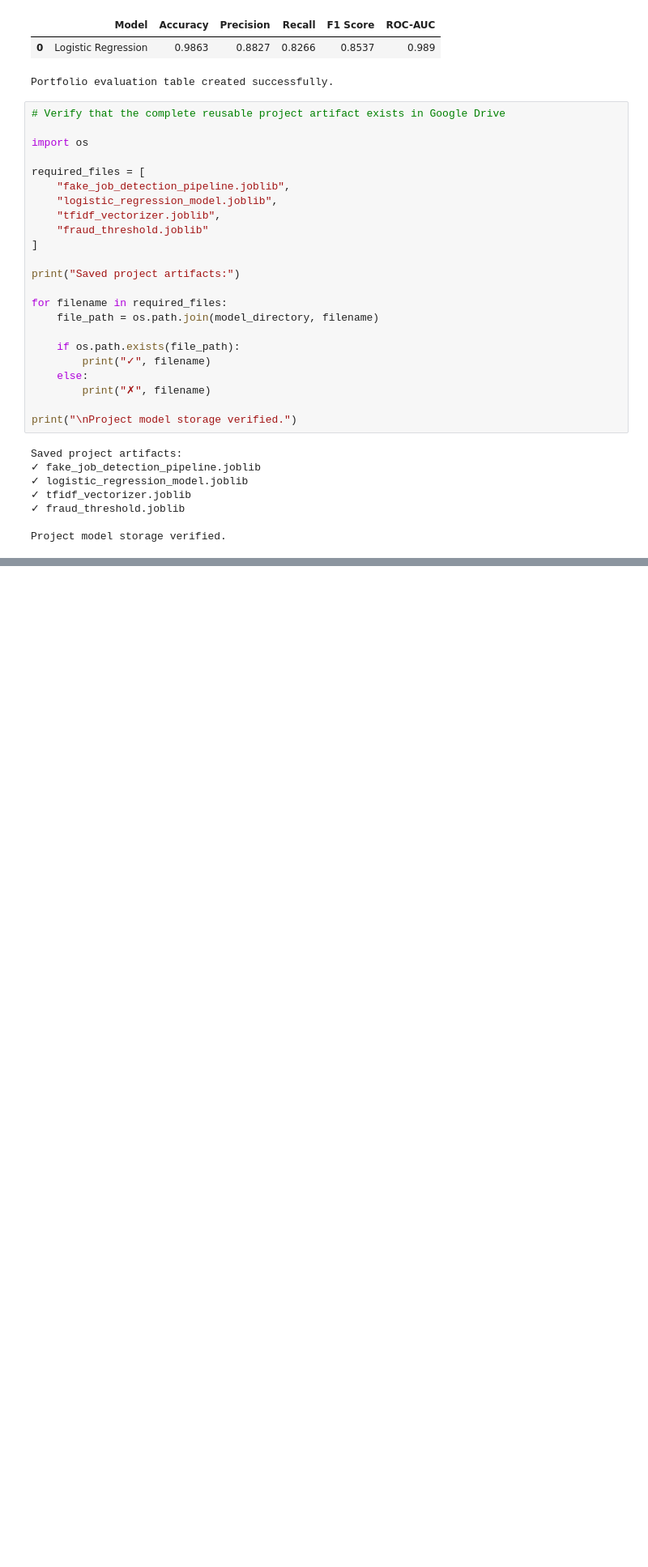
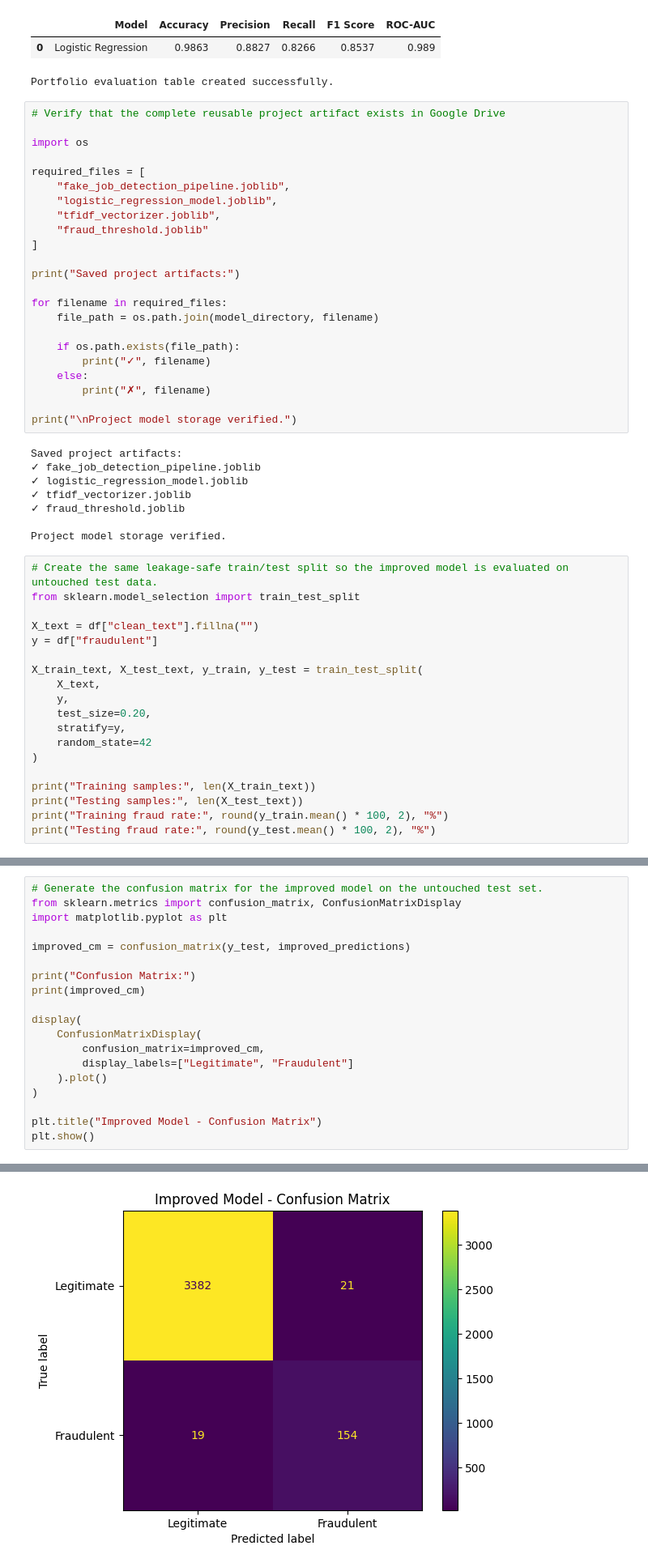
Before and after one commit to Harini-Sri-Vedha-Alvar/Fake-Job-Post-Prediction-ML-Project-, a Jupyter notebook: FAKE_JOB_POST_DETECTION.ipynb, the cells around one changed output, grey strips where cells are left out. Shown at 81% size. Drawn from its saved outputs; the diff is of its cells as text; blank space fills up the shorter version.

```diff
--- a/FAKE_JOB_POST_DETECTION.ipynb
+++ b/FAKE_JOB_POST_DETECTION.ipynb
@@ -1508,3 +1510,22 @@ Saved project artifacts:
 ✓ fraud_threshold.joblib
 
 Project model storage verified.
+# %%
+# Create the same leakage-safe train/test split so the improved model is evaluated on untouched test data.
+from sklearn.model_selection import train_test_split
+
+X_text = df["clean_text"].fillna("")
+y = df["fraudulent"]
+
+X_train_text, X_test_text, y_train, y_test = train_test_split(
+    X_text,
+    y,
+    test_size=0.20,
+    stratify=y,
+    random_state=42
+)
+
+print("Training samples:", len(X_train_text))
+print("Testing samples:", len(X_test_text))
+print("Training fraud rate:", round(y_train.mean() * 100, 2), "%")
+print("Testing fraud rate:", round(y_test.mean() * 100, 2), "%")
@@ -1510,0 +1707,20 @@ Project model storage verified.
+# %%
+# Generate the confusion matrix for the improved model on the untouched test set.
+from sklearn.metrics import confusion_matrix, ConfusionMatrixDisplay
+import matplotlib.pyplot as plt
+
+improved_cm = confusion_matrix(y_test, improved_predictions)
+
+print("Confusion Matrix:")
+print(improved_cm)
+
+display(
+    ConfusionMatrixDisplay(
+        confusion_matrix=improved_cm,
+        display_labels=["Legitimate", "Fraudulent"]
+    ).plot()
+)
+
+plt.title("Improved Model - Confusion Matrix")
+plt.show()
+# %% [output]
@@ -1510,0 +1731 @@ Project model storage verified.
+[figure, added]
```
Also changed, not shown: parts of 19 cells of this notebook.
